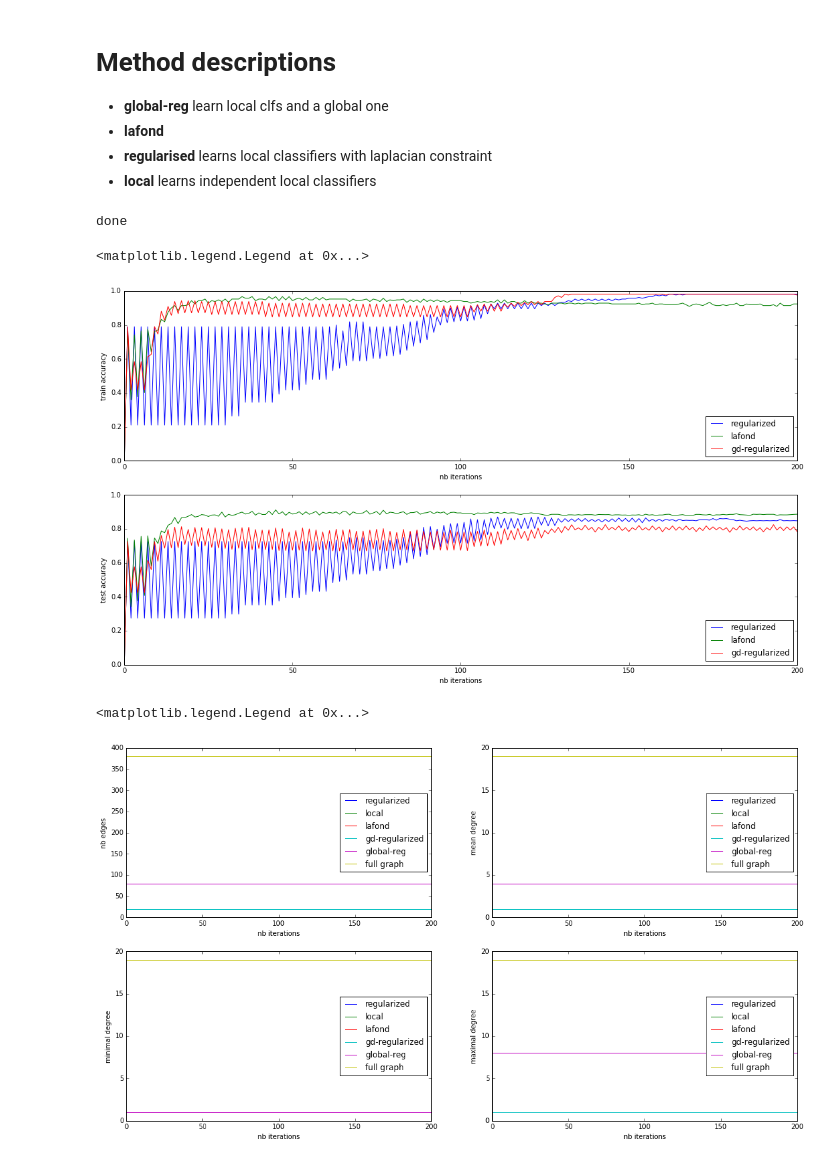
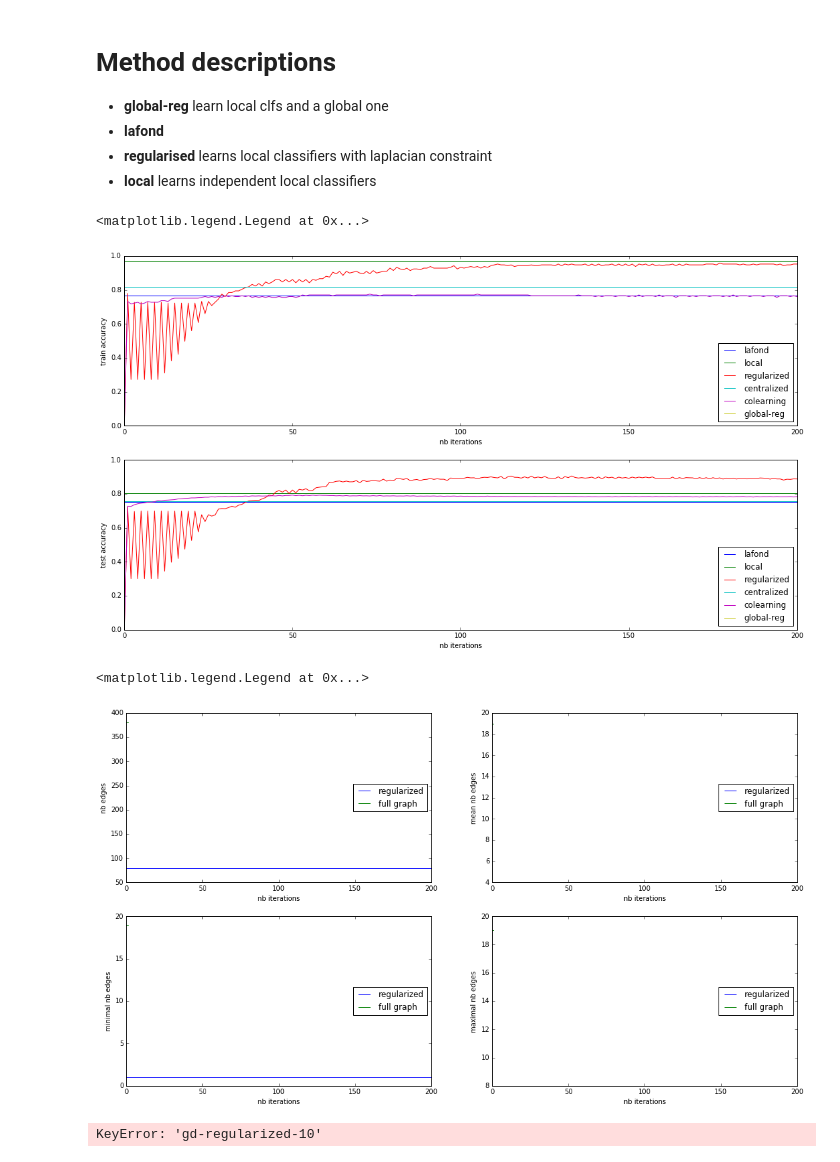
Before and after one commit to vzantedeschi/Dada, a Jupyter notebook: notebooks/Moons-20users.ipynb, the cells around one changed output. Drawn from its saved outputs; the diff is of its cells as text; code cells hidden in the pictures.

Commit message:
results accuracy without gd

```diff
--- a/notebooks/Moons-20users.ipynb
+++ b/notebooks/Moons-20users.ipynb
@@ -58,51 +59,57 @@ base_clfs = get_stumps(n=B, d=D+1, min_v=vmin, max_v=vmax)
+# %%
+nodes_copy = deepcopy(nodes)
+results["regularized"] = regularized_local_FW(nodes_copy, base_clfs, beta=BETA, nb_iter=NB_ITER, mu=MU, callbacks=callbacks)
 # %%
-results = {}
-
-gd_nodes = deepcopy(nodes)
-results["gd-regularized"] = gd_reg_local_FW(gd_nodes, base_clfs, gd_method={"name":"laplacian", "pace_gd": PACE_GD, "args":()}, beta=BETA_GD, mu=MU_GD, reset_step=False, nb_iter=NB_ITER, callbacks=callbacks)
-print("done")
-
-nodes_regularized = deepcopy(nodes)
-results["regularized"] = regularized_local_FW(nodes_regularized, base_clfs, beta=BETA, nb_iter=NB_ITER, mu=MU, callbacks=callbacks)
-
-nodes_copy = deepcopy(nodes)
-results["lafond"] = lafond_FW(nodes_copy, base_clfs, beta=BETA_GD, nb_iter=NB_ITER, callbacks=callbacks)
+# for p in [10, 40, 70]:
+#     gd_nodes = deepcopy(nodes)
+#     results["gd-regularized-{}".format(p)] = gd_reg_local_FW(gd_nodes, base_clfs, gd_method={"name":"laplacian", "pace_gd": p, "args":(1)}, beta=BETA_GD, mu=MU_GD, reset_step=False, nb_iter=NB_ITER, callbacks=callbacks)
-# %% [output]
-done
 # %%
-nodes_copy = deepcopy(nodes)
-results["centralized"] = centralized_FW(nodes_copy, base_clfs, beta=BETA, nb_iter=NB_ITER, callbacks=callbacks)
+lafond_nodes = deepcopy(nodes)
+lafond_FW(lafond_nodes, base_clfs, beta=BETA_GD, nb_iter=1000, callbacks={})
+results["lafond"] = central_accuracy(lafond_nodes)
+
+centralized_nodes = deepcopy(nodes)
+centralized_FW(centralized_nodes, base_clfs, beta=BETA, nb_iter=NB_ITER, callbacks={})
+results["centralized"] = central_accuracy(centralized_nodes)
 
 local_nodes = deepcopy(nodes)
-results["local"] = local_FW(local_nodes, base_clfs, beta=BETA, nb_iter=NB_ITER, callbacks=callbacks)
+local_FW(local_nodes, base_clfs, beta=BETA, nb_iter=NB_ITER, callbacks={})
+results["local"] = central_accuracy(local_nodes)
 
-nodes_copy = deepcopy(nodes)
-results["global-reg"] = global_regularized_local_FW(nodes_copy, base_clfs, beta=BETA, nb_iter=NB_ITER, callbacks=callbacks)
+global_nodes = deepcopy(nodes)
+global_regularized_local_FW(global_nodes, base_clfs, beta=BETA, nb_iter=NB_ITER, callbacks={})
+results["global-reg"] = central_accuracy(global_nodes)
 
 results["colearning"], clf_colearning = colearning(N, X, Y, X_test, Y_test, D, NB_ITER, adj_matrix, similarities)
 # %%
 plt.figure(1, figsize=(18, 10))
 
 plt.subplot(211)
 plt.xlabel('nb iterations')
 plt.ylabel('train accuracy')
 
 for k, r_list in results.items():
-    plt.plot(range(len(r_list)), [r['accuracy'][0] for r in r_list], label='{}'.format(k))
+    try:
+        plt.plot(range(len(r_list)), [r['accuracy'][0] for r in r_list], label='{}'.format(k))
+    except:
+        plt.plot(range(NB_ITER+1), [r_list[0]]*(NB_ITER+1), label='{}'.format(k))
 
 plt.legend(loc='lower right')
 
 plt.subplot(212)
 plt.xlabel('nb iterations')
 plt.ylabel('test accuracy')
 
 for k, r_list in results.items():
-    plt.plot(range(len(r_list)), [r['accuracy'][1] for r in r_list], label='{}'.format(k))
+    try:
+        plt.plot(range(len(r_list)), [r['accuracy'][1] for r in r_list], label='{}'.format(k))
+    except:
+        plt.plot(range(NB_ITER+1), [r_list[1]]*(NB_ITER+1), label='{}'.format(k))
 
 plt.legend(loc='lower right')
 # %% [output]
 <matplotlib.legend.Legend at 0x...>
-[figure, old version]
+[figure, new version]
 # %%
 max_nb_edges = N*(N-1)
 
@@ -115,7 +122,7 @@ plt.ylabel('nb edges')
 
 for k, r_list in results.items():
     try:
-        plt.plot(range(len(r_list)), [sum(r['degrees']) for r in r_list], label='{}'.format(k))
+        plt.plot(range(len(r_list)), [sum(r['edges']) for r in r_list], label='{}'.format(k))
     except:
         pass
 
@@ -126,11 +133,11 @@ plt.legend(loc='center right')
 plt.subplot(222)
 
 plt.xlabel('nb iterations')
-plt.ylabel('mean degree')
+plt.ylabel('mean nb edges')
 
 for k, r_list in results.items():
     try:
-        plt.plot(range(len(r_list)), [mean(r['degrees']) for r in r_list], label='{}'.format(k))
+        plt.plot(range(len(r_list)), [mean(r['edges']) for r in r_list], label='{}'.format(k))
     except:
         pass
 
@@ -141,11 +148,11 @@ plt.legend(loc='center right')
 plt.subplot(223)
 
 plt.xlabel('nb iterations')
-plt.ylabel('minimal degree')
+plt.ylabel('minimal nb edges')
 
 for k, r_list in results.items():
     try:
-        plt.plot(range(len(r_list)), [min(r['degrees']) for r in r_list], label='{}'.format(k))
+        plt.plot(range(len(r_list)), [min(r['edges']) for r in r_list], label='{}'.format(k))
     except:
         pass
 
@@ -157,11 +164,11 @@ plt.legend(loc='center right')
 plt.subplot(224)
 
 plt.xlabel('nb iterations')
-plt.ylabel('maximal degree')
+plt.ylabel('maximal nb edges')
 
 for k, r_list in results.items():
     try:
-        plt.plot(range(len(r_list)), [max(r['degrees']) for r in r_list], label='{}'.format(k))
+        plt.plot(range(len(r_list)), [max(r['edges']) for r in r_list], label='{}'.format(k))
     except:
         pass
 
@@ -170,4 +177,8 @@ plt.plot(range(len(r_list)), [N-1]*len(r_list), label='full graph')
 plt.legend(loc='center right')
 # %% [output]
 <matplotlib.legend.Legend at 0x...>
-[figure, old version]
+[figure, new version]
+# %%
+print(results["gd-regularized-10"][NB_ITER]["adj-matrix"])
+# %% [output]
+KeyError: 'gd-regularized-10'
```
Also changed, not shown: parts of 2 cells of this notebook, 2 other files.
